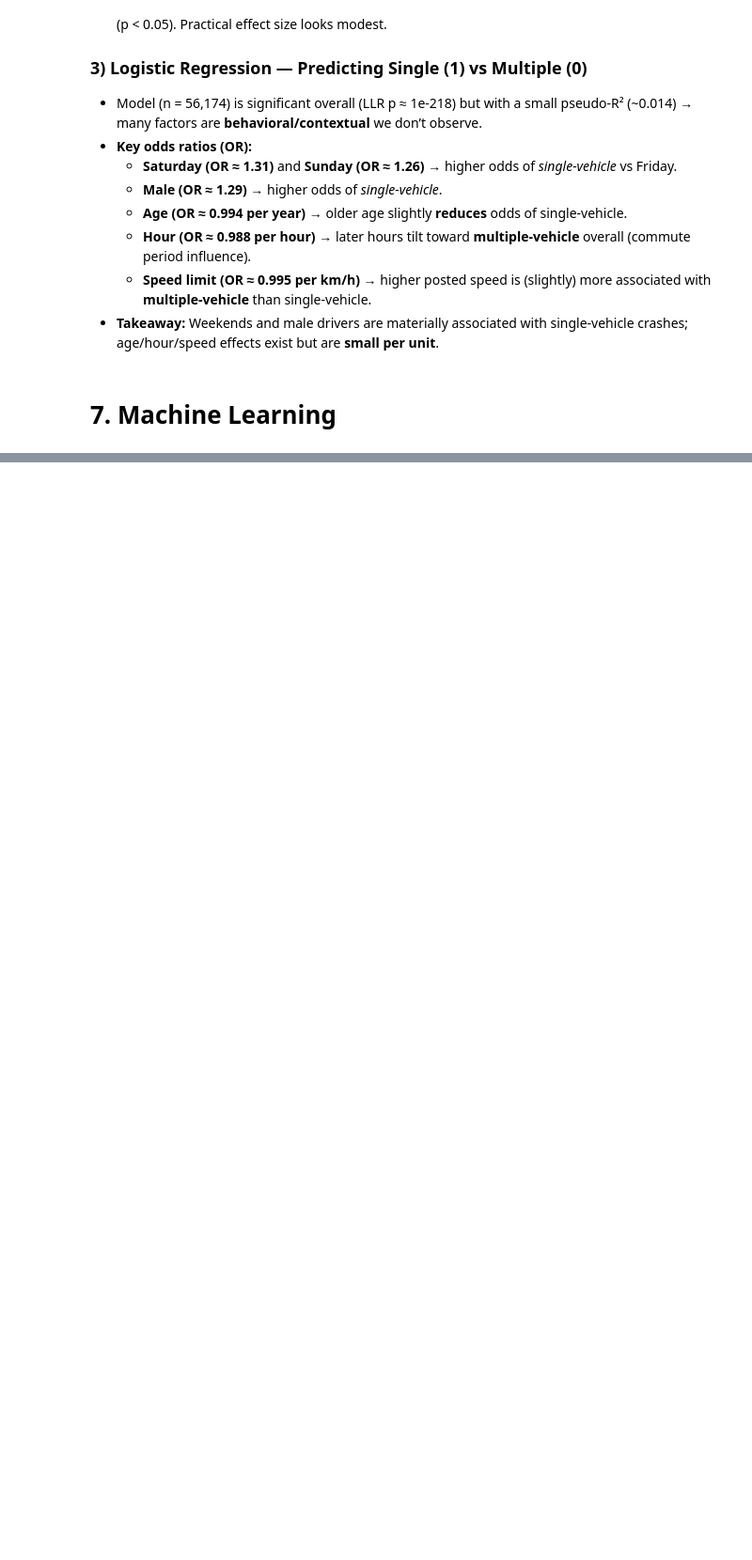
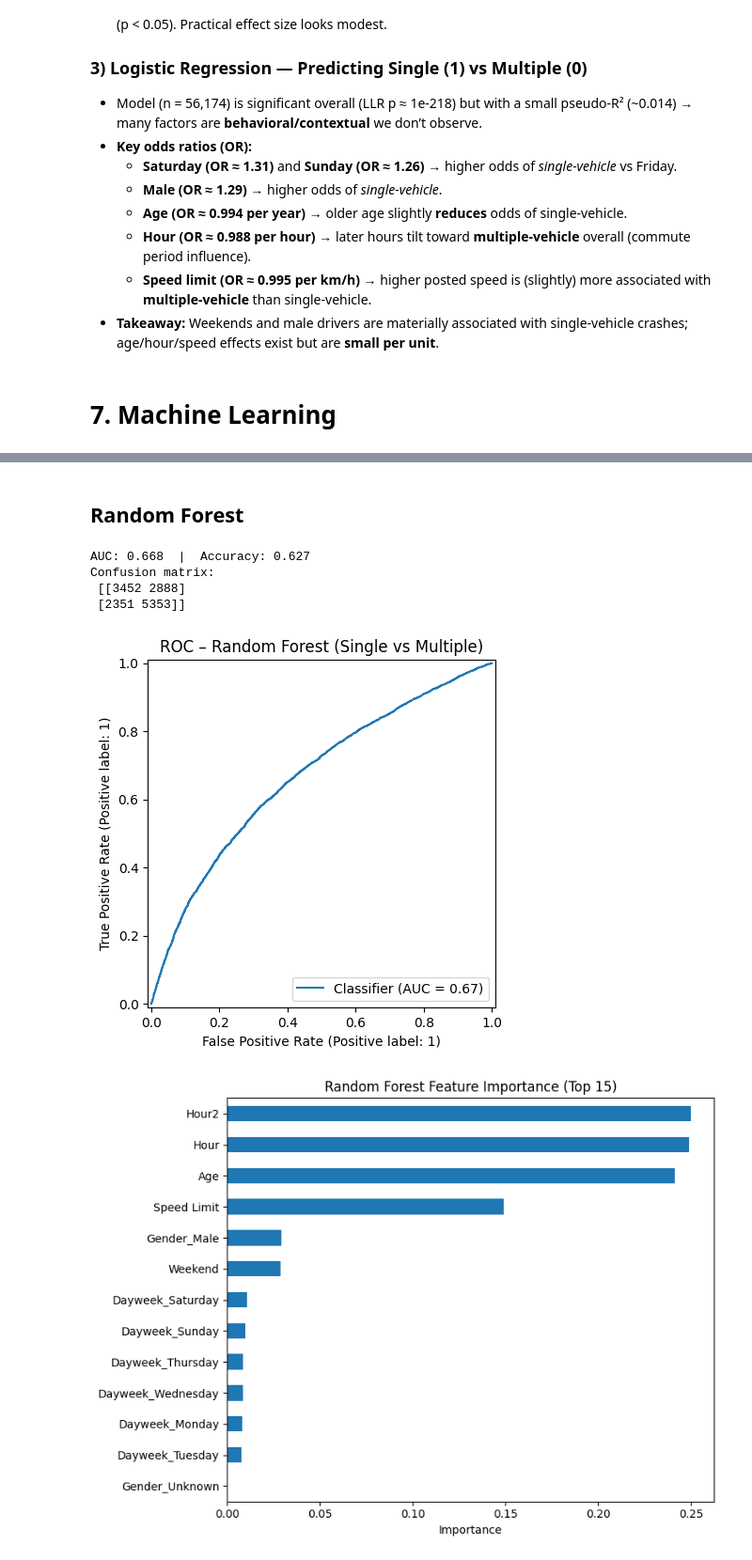
Before and after one commit to NoorullahMuhammadKhan/Noorullah-Khan-Github-Repository, a Jupyter notebook: Scyne Advisory Interview/Traffic Investigation Scyne Advisory.ipynb, the cells around one changed output, grey strips where cells are left out. Shown at 94% size. Cells and saved outputs as stored; diff of their text form; code cells hidden in the pictures; blank space fills up the shorter version.

```diff
--- a/Scyne Advisory Interview/Traffic Investigation Scyne Advisory.ipynb
+++ b/Scyne Advisory Interview/Traffic Investigation Scyne Advisory.ipynb
@@ -594,0 +652,76 @@ display(odds_ratios.head(20))
+# %% [markdown]
+## Random Forest
+# %%
+from sklearn.model_selection import train_test_split
+from sklearn.metrics import roc_auc_score, RocCurveDisplay, accuracy_score, confusion_matrix
+from sklearn.ensemble import RandomForestClassifier
+import pandas as pd
+import numpy as np
+import matplotlib.pyplot as plt
+
+# Target: Single (1) vs Multiple (0)
+df_rf = df[df['Crash Type'].isin(['Single','Multiple'])].copy()
+df_rf['target_single'] = (df_rf['Crash Type'] == 'Single').astype(int)
+
+# Feature engineering
+df_rf['Weekend'] = df_rf['Dayweek'].isin(['Saturday','Sunday']).astype(int)
+df_rf['Hour2'] = df_rf['Hour']**2
+df_rf['AgeGroup'] = pd.cut(df_rf['Age'], bins=[0,17,25,40,60,120], labels=['0-17','18-25','26-40','41-60','60+'])
+
+# Choose a compact, informative set (RF can handle dummies & collinearity fine)
+feat_cols = ['Age','Hour','Hour2','Speed Limit','Weekend','Gender','Dayweek']
+
+X = pd.get_dummies(df_rf[feat_cols], drop_first=True)
+y = df_rf['target_single']
+
+# Drop rows with missing predictors
+mask = X.notna().all(axis=1) & y.notna()
+X = X[mask].astype(float)
+y = y[mask]
+
+# Train/test split
+X_train, X_test, y_train, y_test = train_test_split(
+    X, y, test_size=0.25, random_state=42, stratify=y
+)
+
+# Random Forest (sensible defaults for tabular, avoids overfitting)
+rf = RandomForestClassifier(
+    n_estimators=400,
+    max_depth=None,          # let trees grow; controlled by min_samples_leaf
+    min_samples_leaf=20,     # smooths the model, improves generalisation
+    n_jobs=-1,
+    random_state=42
+)
+rf.fit(X_train, y_train)
+
+# --- Evaluate ---
+proba = rf.predict_proba(X_test)[:, 1]
+pred = (proba >= 0.5).astype(int)
+
+auc = roc_auc_score(y_test, proba)
+acc = accuracy_score(y_test, pred)
+cm = confusion_matrix(y_test, pred)
+
+print(f"AUC: {auc:.3f}  |  Accuracy: {acc:.3f}")
+print("Confusion matrix:\n", cm)
+
+# ROC curve
+RocCurveDisplay.from_predictions(y_test, proba)
+plt.title("ROC – Random Forest (Single vs Multiple)")
+plt.show()
+
+# Feature importance (top 15)
+imp = pd.Series(rf.feature_importances_, index=X.columns).sort_values(ascending=False).head(15)
+plt.figure(figsize=(8,6))
+imp[::-1].plot(kind="barh")
+plt.title("Random Forest Feature Importance (Top 15)")
+plt.xlabel("Importance")
+plt.tight_layout()
+plt.show()
+# %% [output]
+AUC: 0.668  |  Accuracy: 0.627
+Confusion matrix:
+ [[3452 2888]
+ [2351 5353]]
+[figure, added]
+[figure, added]
```
Also changed, not shown: parts of 14 cells of this notebook.
